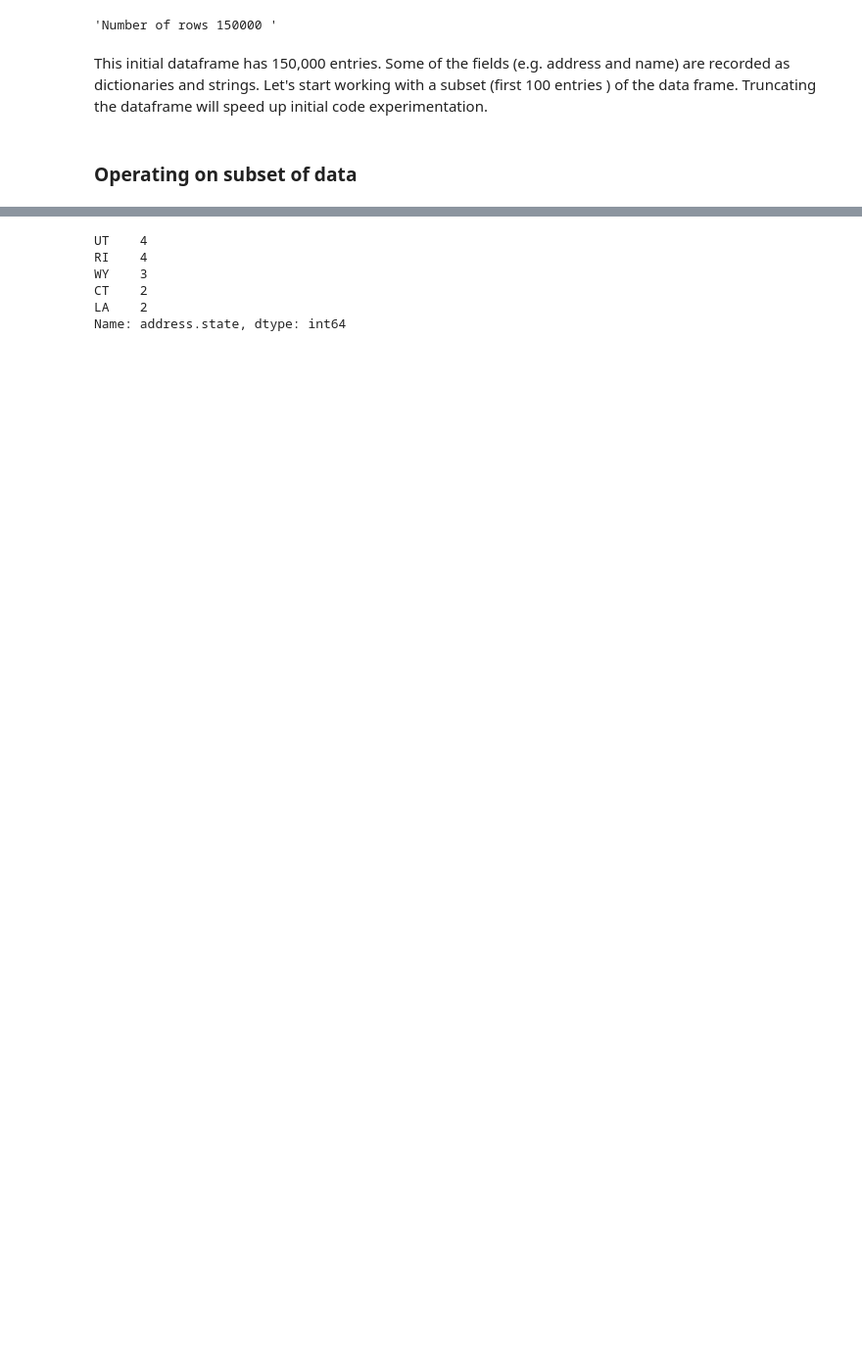
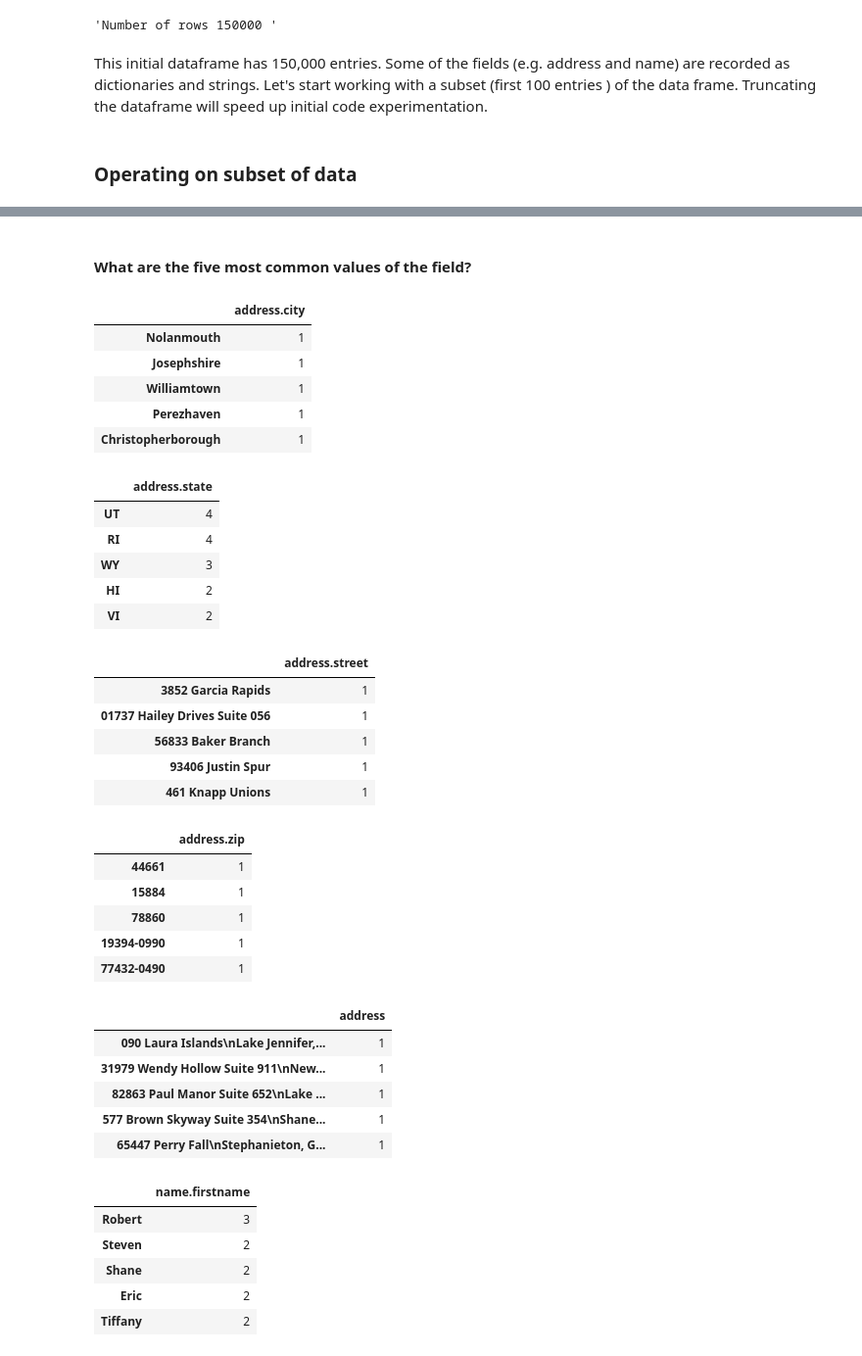
Before and after one commit to caheredia/Data-Science-Portfolio, a Jupyter notebook: ID Analytics Report/develop/2017.10.2_ch_IDA_data_wrangling.ipynb, the cells around one changed output, grey strips where cells are left out. Shown at 98% size. Cells and saved outputs as stored; diff of their text form; code cells hidden in the pictures; blank space fills up the shorter version.

```diff
--- a/ID Analytics Report/develop/2017.10.2_ch_IDA_data_wrangling.ipynb
+++ b/ID Analytics Report/develop/2017.10.2_ch_IDA_data_wrangling.ipynb
@@ -38,17 +55,24 @@ df_sub = df[0:100].copy()
 def expand_dict(dframe, dict_names):
     """This function will take a dataframe and dictionary list as inputs.
     It will convert dictionary keys into seperate columns within the same dataframe by invoking the apply method.
-    It returns the original dataframe with concatenated columns in alphabetical order"""
+    It returns a dataframe with concatenated columns"""
+
+    # Creates an empty dataframe
+    df_nested = pd.DataFrame()
 
     # Iterate through list of dictionaries
     for item in dict_names:
-        # Exand dictionary keys into columns
-        dframe = pd.concat([dframe, dframe[item].apply(pd.Series).add_prefix(
+        # Expand dictionary keys into columns
+        df_nested = pd.concat([df_nested, dframe[item].apply(pd.Series).add_prefix(
             (item + '.'))], axis=1)
+        # Drops extra generated column from apply method
+        df_nested.drop(item + '.0', axis=1, inplace=True)
+        # Add original nested column
+        df_nested[item] = dframe[item]
+        # Replace nested fields with NaN, otherwise leave string value
+        df_nested[item] = df_nested[item].apply(lambda x: np.nan if type(x) == dict else x)
 
-        # Drops extra generated column from apply method
-        dframe.drop(item + '.0', axis=1, inplace=True)
-    return dframe
+    return df_nested
 # %%
 #Invoke the function above
 df_sub = expand_dict(df_sub, ['address', 'name'])
@@ -94,10 +127,48 @@ name.middlename = 26.0%
-# %%
-#Five most common values in a column
-df_sub['address.state'].value_counts().head(5)
-# %% [output]
-UT    4
-RI    4
-WY    3
-CT    2
-LA    2
-Name: address.state, dtype: int64
+# %% [markdown]
+#### What are the five most common values of the field?
+# %%
+# Five most common values in a column
+def common_values(df, num):
+    '''Function takes a dataframe and int as input, returns int number of common values'''
+    for item in df:
+        # Prints common values as a dataframe
+        ICD.display(pd.DataFrame(df[item].value_counts().head(num)) )
+# %%
+common_values(df_sub,5)
+# %% [output]
+|  | address.city |
+| Nolanmouth | 1 |
+| Josephshire | 1 |
+| Williamtown | 1 |
+| Perezhaven | 1 |
+| Christopherborough | 1 |
+|  | address.state |
+| UT | 4 |
+| RI | 4 |
+| WY | 3 |
+| HI | 2 |
+| VI | 2 |
+|  | address.street |
+| 3852 Garcia Rapids | 1 |
+| 01737 Hailey Drives Suite 056 | 1 |
+| 56833 Baker Branch | 1 |
+| 93406 Justin Spur | 1 |
+| 461 Knapp Unions | 1 |
+|  | address.zip |
+| 44661 | 1 |
+| 15884 | 1 |
+| 78860 | 1 |
+| 19394-0990 | 1 |
+| 77432-0490 | 1 |
+|  | address |
+| 090 Laura Islands\nLake Jennifer,... | 1 |
+| 31979 Wendy Hollow Suite 911\nNew... | 1 |
+| 82863 Paul Manor Suite 652\nLake ... | 1 |
+| 577 Brown Skyway Suite 354\nShane... | 1 |
+| 65447 Perry Fall\nStephanieton, G... | 1 |
+|  | name.firstname |
+| Robert | 3 |
+| Steven | 2 |
+| Shane | 2 |
+| Eric | 2 |
+| Tiffany | 2 |
```
Also changed, not shown: parts of 24 cells of this notebook, 1 other file.
